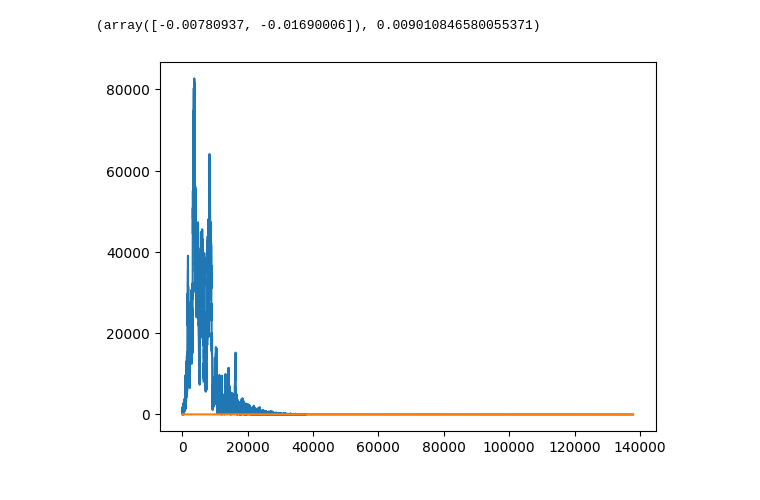
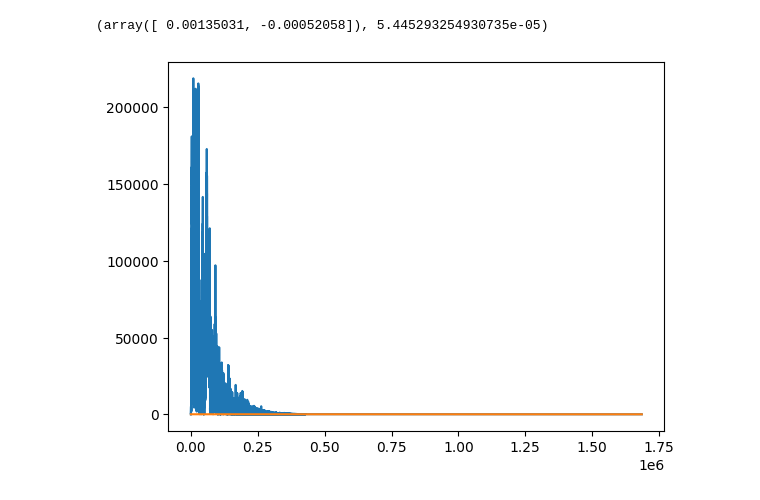
Before and after one commit to nngerncham/ma395_heuristic, a Jupyter notebook: lectures/Lecture 3.ipynb, the cells around one changed output. Saved outputs shown, nothing was run; the diff lists cells and outputs as text; code cells hidden in the pictures.

```diff
--- a/lectures/Lecture 3.ipynb
+++ b/lectures/Lecture 3.ipynb
@@ -61,8 +61,8 @@ def nbr3(x: np.ndarray) -> np.ndarray:
 x0 = np.random.uniform(-5, 5, size=2)
 res3 = simulated_annealing(obj3, nbr3, x0,
                            initial_temperature=100_000,
-                           metropolis_iters=100,
-                           max_iterations=1_000_000)
+                           metropolis_iters=2500,
+                           max_iterations=5_000_000)
 plt.plot(np.arange(len(res3.c_progress)), res3.c_progress)
 plt.plot(np.arange(len(res3.b_progress)), res3.b_progress)
 res3.solution, res3.cost
@@ -72,2 +72,2 @@ Wall time: 992 ms
-(array([-0.00780937, -0.01690006]), 0.009010846580055371)
+(array([ 0.00135031, -0.00052058]), 5.445293254930735e-05)
-[figure, old version]
+[figure, new version]
```
Also changed, not shown: parts of 3 cells of this notebook, 1 other file.
